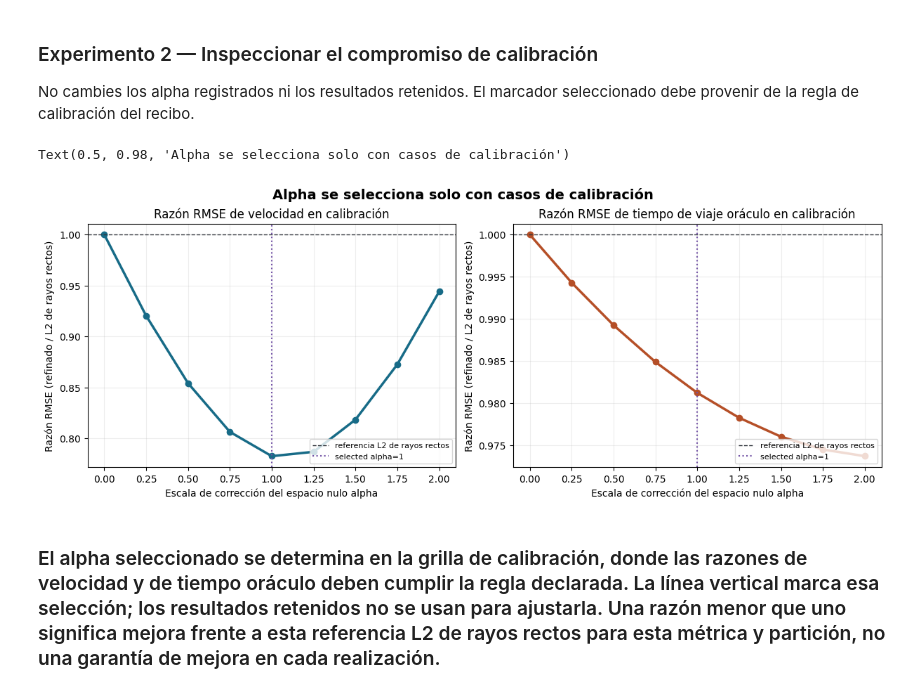
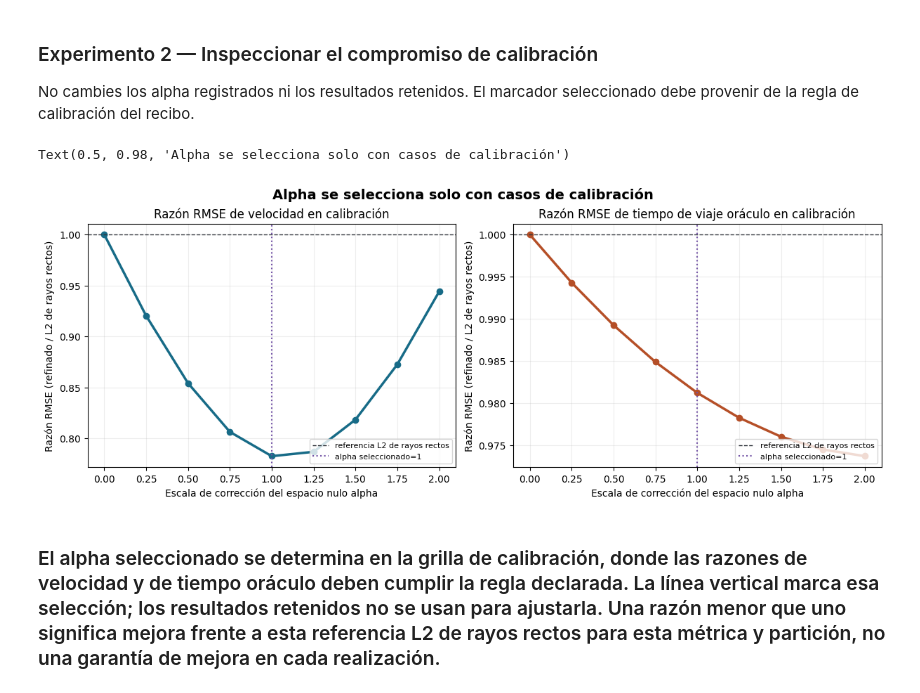
Before and after one commit to fsantibanezleal/CAOS_Geophysics, a Jupyter notebook: notebooks/es/08-learning/06-nullspace-refinement-evidence.ipynb, the cells around one changed output. Saved outputs shown, nothing was run; the diff lists cells and outputs as text; code cells hidden in the pictures.

```diff
--- a/notebooks/es/08-learning/06-nullspace-refinement-evidence.ipynb
+++ b/notebooks/es/08-learning/06-nullspace-refinement-evidence.ipynb
@@ -123,31 +135,35 @@ No cambies los alpha registrados ni los resultados retenidos. El marcador selecc
 # %%
 # Celda de análisis reproducible.
 selection = analysis["calibration_selection"]
 grid = selection['grid']
 alpha = np.array(sorted(float(x) for x in grid))
 velocity = np.array([grid[str(x)]["velocity_ratio"] for x in alpha])
 time = np.array([grid[str(x)]["oracle_time_ratio"] for x in alpha])
 fig, ax = plt.subplots(1, 2, figsize=(12, 4.5), constrained_layout=True)
 for axis, values, title, color in (
     (ax[0], velocity, "Razón RMSE de velocidad en calibración", "#176b87"),
     (ax[1], time, "Razón RMSE de tiempo de viaje oráculo en calibración", "#b54f27"),
 ):
     axis.plot(alpha, values, "o-", lw=2.5, color=color)
     axis.axhline(1, color="#30343b", lw=1, ls="--", label="referencia L2 de rayos rectos")
     axis.axvline(
         selection["selected_alpha"],
         color="#7353a6",
         lw=1.5,
         ls=":",
-        label=f"selected alpha={selection['selected_alpha']:g}",
+        label=f"alpha seleccionado={selection['selected_alpha']:g}",
     )
-    axis.set(xlabel="Escala de corrección del espacio nulo alpha", ylabel="Razón RMSE (refinado / L2 de rayos rectos)", title=title)
+    axis.set(
+        xlabel="Escala de corrección del espacio nulo alpha",
+        ylabel="Razón RMSE (refinado / L2 de rayos rectos)",
+        title=title,
+    )
     axis.grid(alpha=0.22)
     axis.legend(loc="lower right", frameon=True, fontsize=8)
 fig.suptitle("Alpha se selecciona solo con casos de calibración", fontsize=14, fontweight="bold")
 # %% [output]
 Text(0.5, 0.98, 'Alpha se selecciona solo con casos de calibración')
-[figure, old version]
+[figure, new version]
 # %% [markdown]
 ### El alpha seleccionado se determina en la grilla de calibración, donde las razones de velocidad y de tiempo oráculo deben cumplir la regla declarada. La línea vertical marca esa selección; los resultados retenidos no se usan para ajustarla. Una razón menor que uno significa mejora frente a esta referencia L2 de rayos rectos para esta métrica y partición, no una garantía de mejora en cada realización.
 # %%
```
Also changed, not shown: parts of 19 cells of this notebook, 7 other files.
